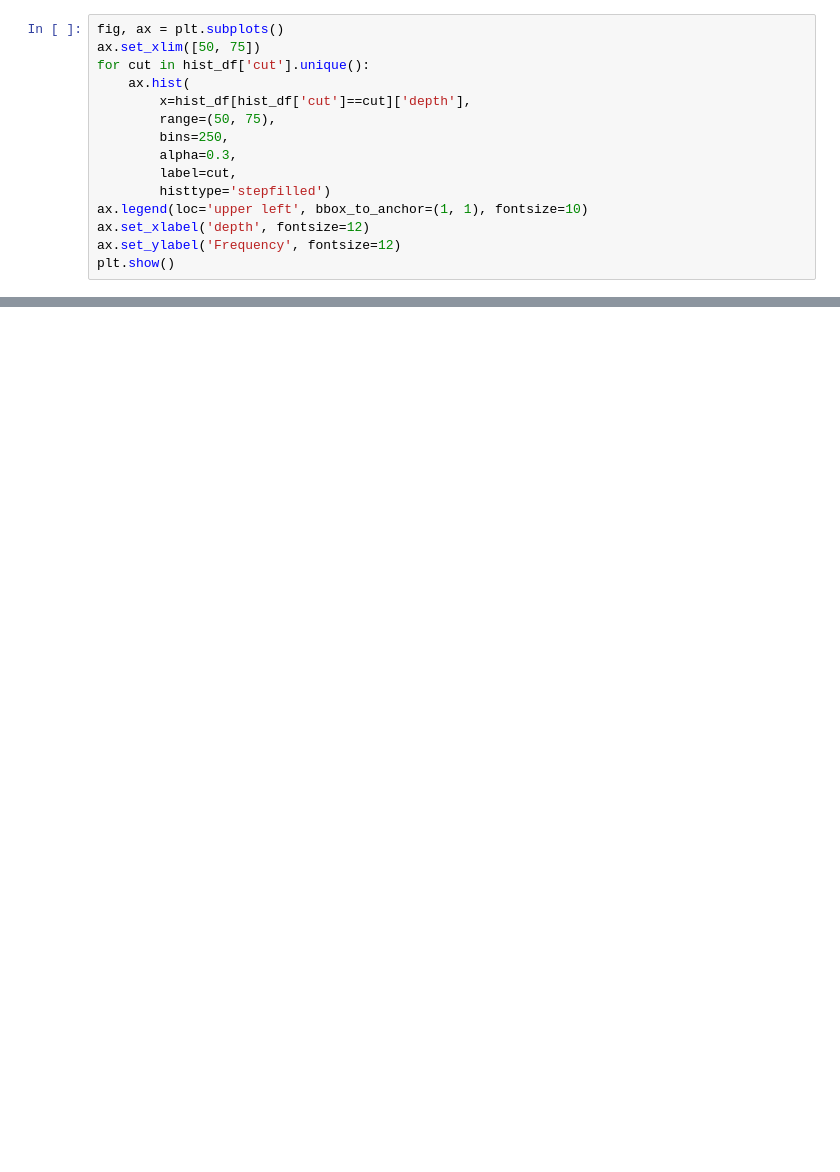
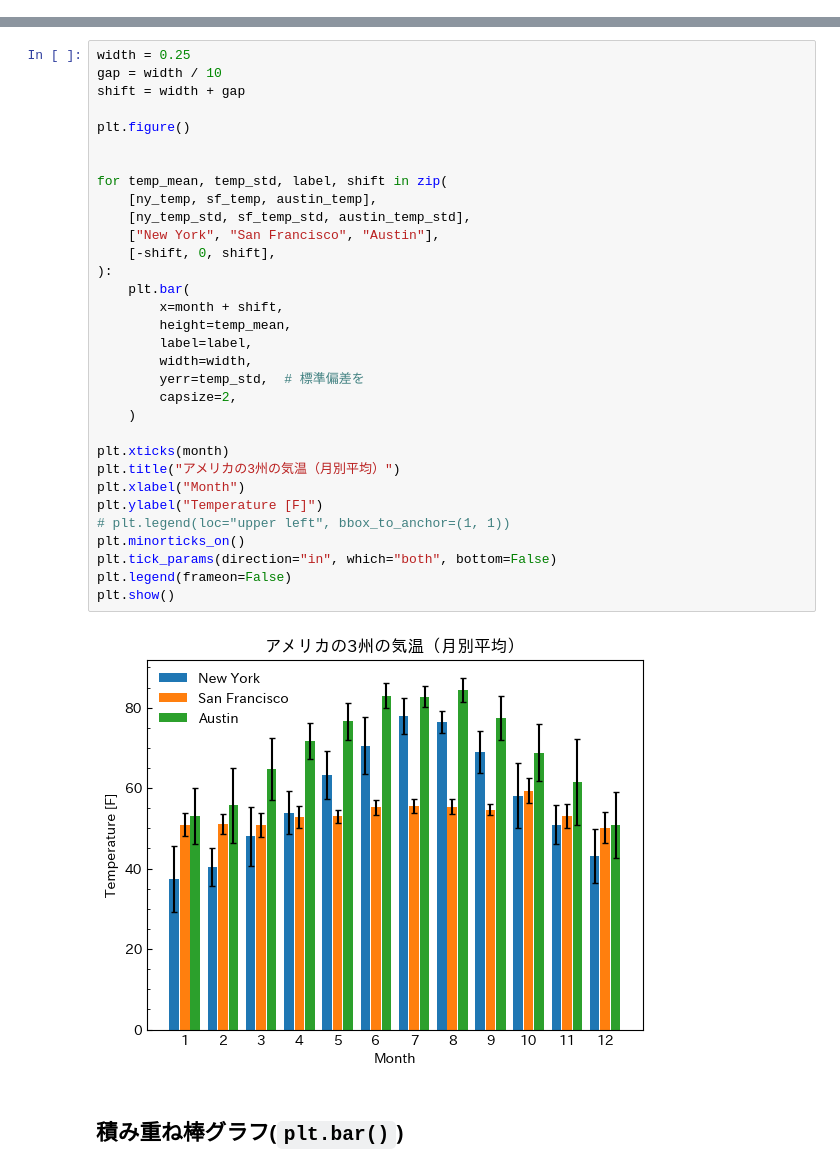
Before and after one commit to atk78/visualization, a Jupyter notebook: notebooks/matplotlib.ipynb, the cells around one changed output, grey strips where cells are left out. Saved outputs shown, nothing was run; the diff lists cells and outputs as text; blank space fills up the shorter version.

```diff
--- a/notebooks/matplotlib.ipynb
+++ b/notebooks/matplotlib.ipynb
@@ -371,15 +0,0 @@ hist_df.head()
-# %%
-fig, ax = plt.subplots()
-ax.set_xlim([50, 75])
-for cut in hist_df['cut'].unique():
-    ax.hist(
-        x=hist_df[hist_df['cut']==cut]['depth'],
-        range=(50, 75),
-        bins=250,
-        alpha=0.3,
-        label=cut,
-        histtype='stepfilled')
-ax.legend(loc='upper left', bbox_to_anchor=(1, 1), fontsize=10)
-ax.set_xlabel('depth', fontsize=12)
-ax.set_ylabel('Frequency', fontsize=12)
-plt.show()
@@ -387,0 +206,36 @@ plt.show()
+# %%
+width = 0.25
+gap = width / 10
+shift = width + gap
+
+plt.figure()
+
+
+for temp_mean, temp_std, label, shift in zip(
+    [ny_temp, sf_temp, austin_temp],
+    [ny_temp_std, sf_temp_std, austin_temp_std],
+    ["New York", "San Francisco", "Austin"],
+    [-shift, 0, shift],
+):
+    plt.bar(
+        x=month + shift,
+        height=temp_mean,
+        label=label,
+        width=width,
+        yerr=temp_std,  # 標準偏差を
+        capsize=2,
+    )
+
+plt.xticks(month)
+plt.title("アメリカの3州の気温（月別平均）")
+plt.xlabel("Month")
+plt.ylabel("Temperature [F]")
+# plt.legend(loc="upper left", bbox_to_anchor=(1, 1))
+plt.minorticks_on()
+plt.tick_params(direction="in", which="both", bottom=False)
+plt.legend(frameon=False)
+plt.show()
+# %% [output]
+[figure, added]
+# %% [markdown]
+## 積み重ね棒グラフ(`plt.bar()`)
```
Also changed, not shown: parts of 74 cells of this notebook, 16 other files.
